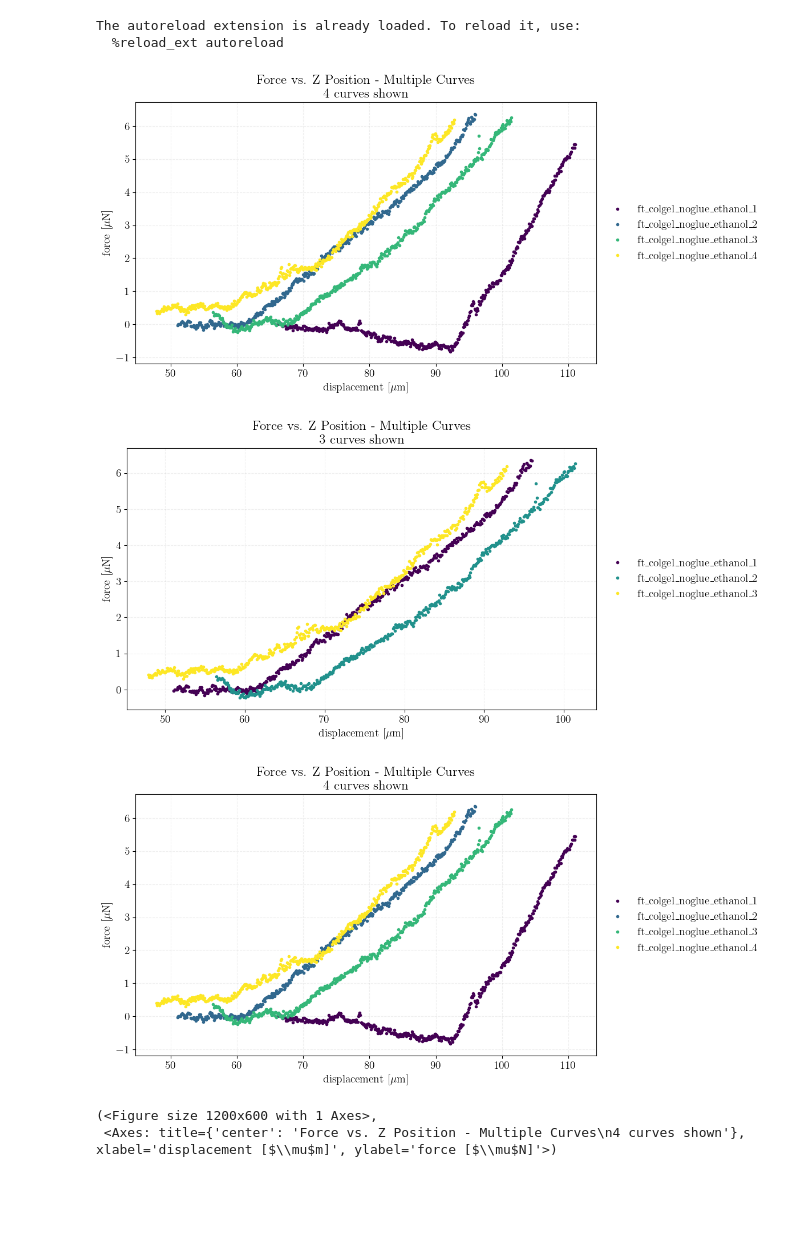
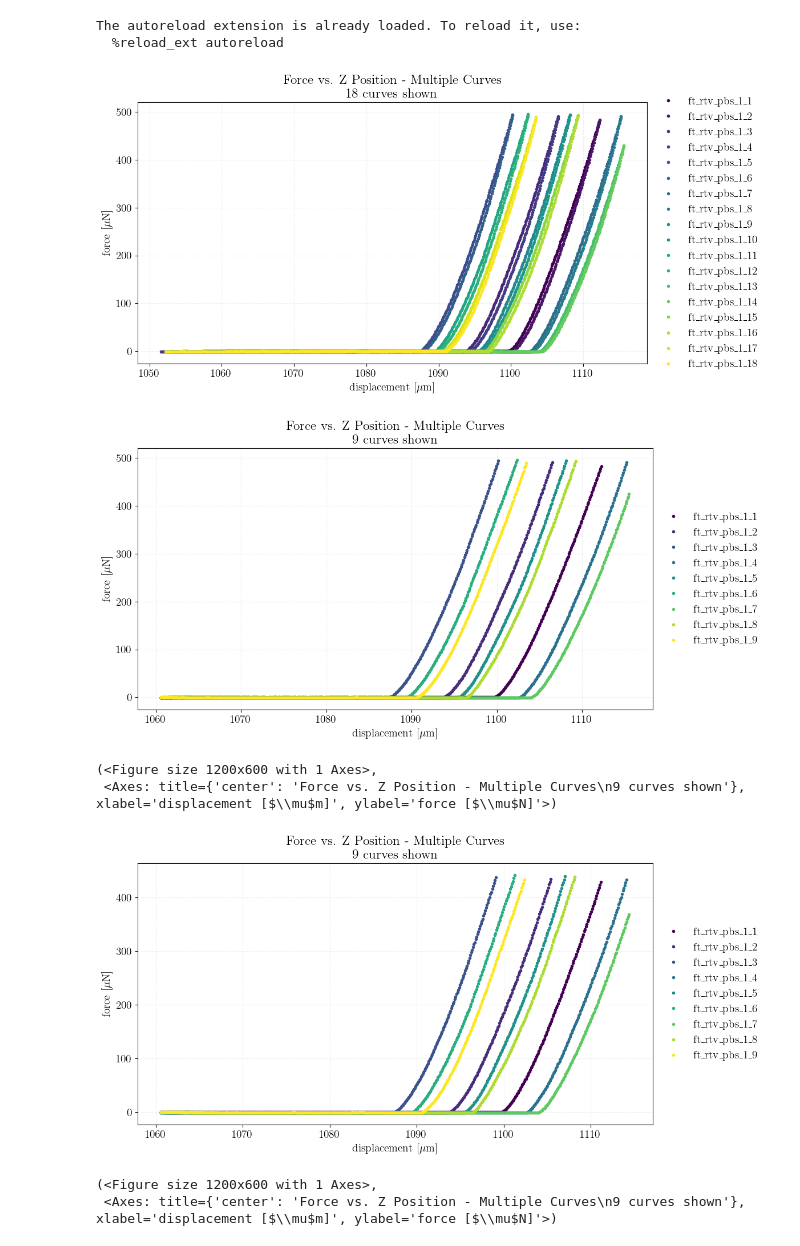
Before and after one commit to ecmscripts/indentation, a Jupyter notebook: FT_colgel.ipynb, the cells around one changed output. Cells and saved outputs as stored; diff of their text form; code cells hidden in the pictures; blank space fills up the shorter version.

```diff
--- a/FT_colgel.ipynb
+++ b/FT_colgel.ipynb
@@ -23,21 +23,32 @@ from indentation.ml.models import ConvClassifier_1, ConvClassifier_2
 # %%
 # in air
 #path =  r"G:\File_Exchange\Raoul_Paula\2024_12_06\ft_colgel_noglue1\ft_colgel_noglue_1"
 
 # in ethanol
-path = r"G:\File_Exchange\Raoul_Paula\2024_12_06\ft_colgel_noglue1\ft_colgel_noglue_ethanol.dat"
+#path = r"G:\File_Exchange\Raoul_Paula\2024_12_06\ft_colgel_noglue1\ft_colgel_noglue_ethanol.dat"
+
+path = r"F:\pcameron\3_Experimental\FemtoTools\14012025\ft_rtv_pbs_1.dat"
+
 ft = IndentationSet(path, exp_type="ft")
 
 ft.plot_all_raw(linestyle="")
 
-ft.delete_curves([0])
+ft.delete_curves([1, 3, 5, 7, 9, 11, 13, 15, 17])
 ft.plot_all(linestyle="")
-ft.restore_all()
-ft.plot_all(linestyle="")
+# ft.restore_all()
+# ft.plot_all(linestyle="")
 # %% [output]
-[figure, old version]
+[figure, new version]
-[figure, old version]
+[figure, new version]
-[figure, removed]
 (<Figure size 1200x600 with 1 Axes>,
- <Axes: title={'center': 'Force vs. Z Position - Multiple Curves\n4 curves shown'}, xlabel='displacement [$\\mu$m]', ylabel='force [$\\mu$N]'>)
+ <Axes: title={'center': 'Force vs. Z Position - Multiple Curves\n9 curves shown'}, xlabel='displacement [$\\mu$m]', ylabel='force [$\\mu$N]'>)
+# %%
+processing_pl = [crop_ft_temp]
+
+ft.process_raw(processing_pl)
+ft.plot_all(linestyle="")
+# %% [output]
+[figure, added]
+(<Figure size 1200x600 with 1 Axes>,
+ <Axes: title={'center': 'Force vs. Z Position - Multiple Curves\n9 curves shown'}, xlabel='displacement [$\\mu$m]', ylabel='force [$\\mu$N]'>)
 # %%
```
Also changed, not shown: parts of 3 cells of this notebook, 3 other files.
